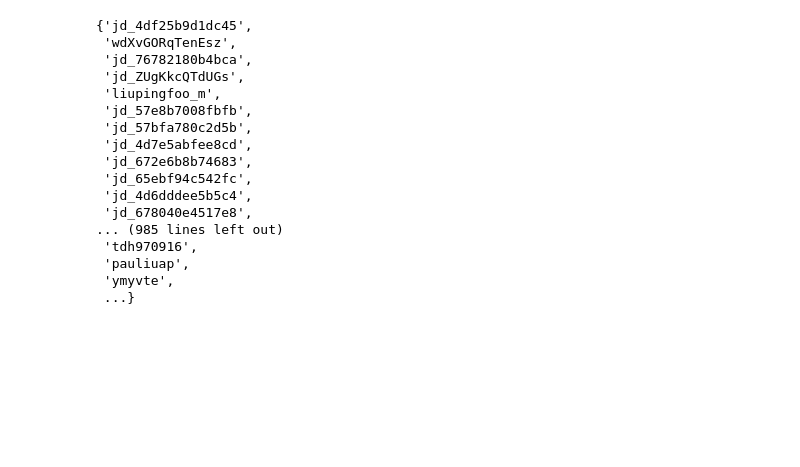
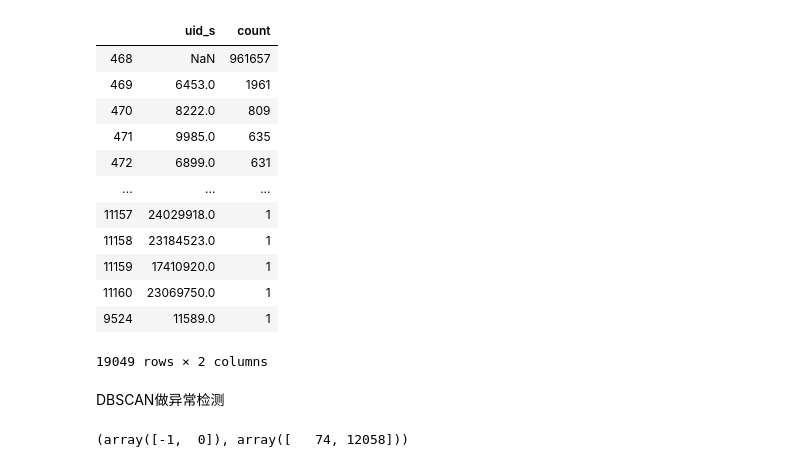
Before and after one commit to Zachary4biz/notebook_collection, a Jupyter notebook: Untitled.ipynb, the cells around one changed output. Drawn from its saved outputs; the diff is of its cells as text; code cells hidden in the pictures; blank space fills up the shorter version.

```diff
--- a/Untitled.ipynb
+++ b/Untitled.ipynb
@@ -14,20 +12,29 @@ df_chunks = pd.read_csv("/home/zhoutong/client_profile_20190924103911.csv", enco
-# %%
-set(df_chunks.get_chunk()['user_pin'])
-# %% [output]
-{'jd_4df25b9d1dc45',
- 'wdXvGORqTenEsz',
- 'jd_76782180b4bca',
- 'jd_ZUgKkcQTdUGs',
- 'liupingfoo_m',
- 'jd_57e8b7008fbfb',
- 'jd_57bfa780c2d5b',
- 'jd_4d7e5abfee8cd',
- 'jd_672e6b8b74683',
- 'jd_65ebf94c542fc',
- 'jd_4d6dddee5b5c4',
- 'jd_678040e4517e8',
-... (985 lines left out)
- 'tdh970916',
- 'pauliuap',
- 'ymyvte',
- ...}
+# %%
+df_chunks = pd.read_csv("/home/zhoutong/uidCnt.csv")
+df_chunks.sort_values(by="count", ascending=False, inplace=True)
+df_chunks
+# %% [output]
+|  | uid_s | count |
+| 468 | NaN | 961657 |
+| 469 | 6453.0 | 1961 |
+| 470 | 8222.0 | 809 |
+| 471 | 9985.0 | 635 |
+| 472 | 6899.0 | 631 |
+| ... | ... | ... |
+| 11157 | 24029918.0 | 1 |
+| 11158 | 23184523.0 | 1 |
+| 11159 | 17410920.0 | 1 |
+| 11160 | 23069750.0 | 1 |
+| 9524 | 11589.0 | 1 |
+19049 rows × 2 columns
+# %% [markdown]
+DBSCAN做异常检测
+# %%
+from sklearn.cluster import DBSCAN
+dbscan = DBSCAN(eps=10, min_samples=20)
+sample = np.array(df_chunks.query("count>1")['count']).reshape(-1,1)
+_ = dbscan.fit_predict(sample)
+# 对于DBSCAN来说，两个最重要的参数就是eps，和min_samples。当然这两个值不是随便定义的，这个在下文再说
+np.unique(dbscan.labels_,return_counts=True)
+# %% [output]
+(array([-1,  0]), array([   74, 12058]))
```
Also changed, not shown: parts of 4 cells of this notebook, 21 other files.
